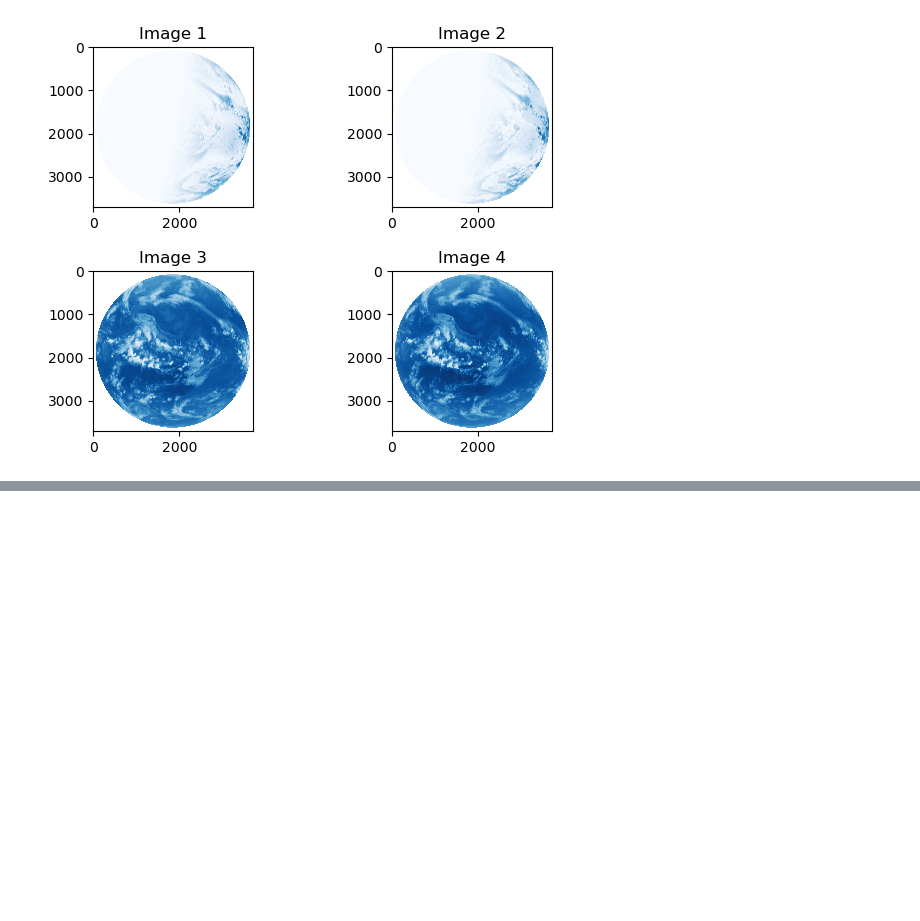
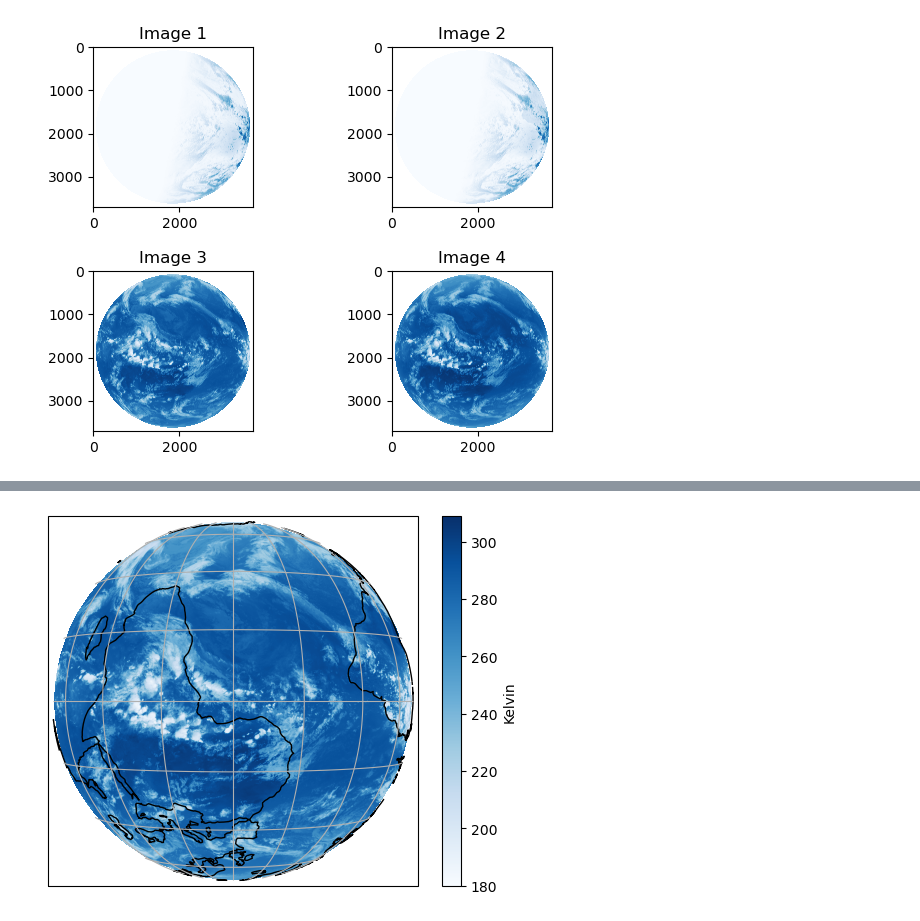
Before and after one commit to masterkram/bsc_thesis, a Jupyter notebook: sandbox/visualize_data.ipynb, the cells around one changed output, grey strips where cells are left out. Cells and saved outputs as stored; diff of their text form; code cells hidden in the pictures; blank space fills up the shorter version.

```diff
--- a/sandbox/visualize_data.ipynb
+++ b/sandbox/visualize_data.ipynb
@@ -300,0 +397,4 @@ plt.show()
+# %%
+print_map(scn)
+# %% [output]
+[figure, added]
```
Also changed, not shown: parts of 23 cells of this notebook, 8 other files.
